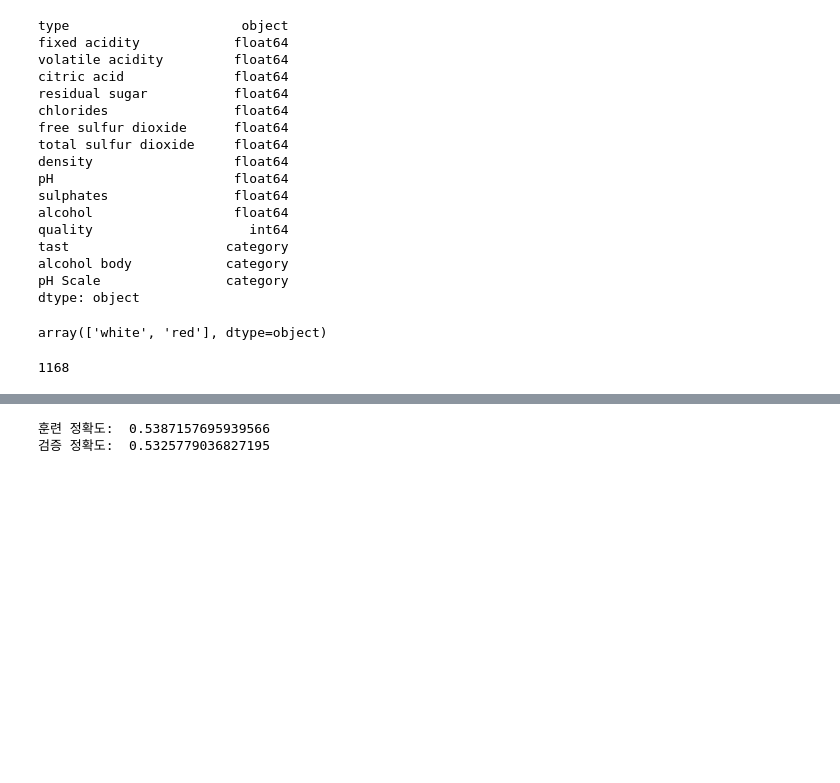
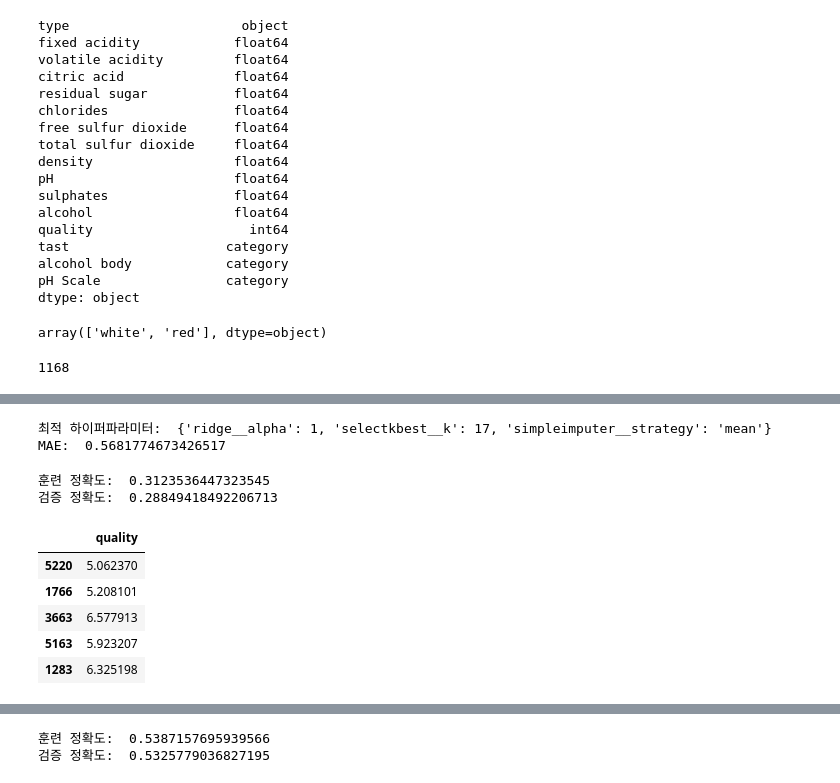
Before and after one commit to bon-u/S2project, a Jupyter notebook: AI07_S2P_구본우.ipynb, the cells around one changed output, grey strips where cells are left out. Cells and saved outputs as stored; diff of their text form; code cells hidden in the pictures; blank space fills up the shorter version.

```diff
--- a/AI07_S2P_구본우.ipynb
+++ b/AI07_S2P_구본우.ipynb
@@ -77,5 +96,6 @@ dt.duplicated().sum()
 dtd=dt.drop_duplicates()
 df=dtd.dropna()
 target='quality'
-data=df.drop([target],axis=1)
+data=df.drop([target,'base'],axis=1)
 tg=df[target]
+y=df['base']
@@ -91,0 +131,21 @@ X_train,X_val,y_train,y_val=train_test_split(data,tg,test_size=0.2, random_state
+# %%
+pipe_ridge = make_pipeline(
+    OneHotEncoder(),
+    SimpleImputer(),
+    SelectKBest(f_regression),
+    Ridge()
+)
+dist_ridge = {
+    'simpleimputer__strategy': ['mean', 'median'],
+    'selectkbest__k': range(1, len(X_train.columns)+1),
+    'ridge__alpha': range(1,20,1)
+}
+clf_ridge = GridSearchCV(
+    pipe_ridge,
+    param_grid=dist_ridge,
+    cv=3,
+    scoring='neg_mean_absolute_error',
+    verbose=1,
+    n_jobs=-1
+)
+clf_ridge.fit(X_train, y_train);
@@ -92 +162,26 @@ X_train,X_val,y_train,y_val=train_test_split(data,tg,test_size=0.2, random_state
+# %%
+print('최적 하이퍼파라미터: ', clf_ridge.best_params_)
+print('MAE: ', -clf_ridge.best_score_)
+# %% [output]
+최적 하이퍼파라미터:  {'ridge__alpha': 1, 'selectkbest__k': 17, 'simpleimputer__strategy': 'mean'}
+MAE:  0.5681774673426517
+# %%
+model_ridge = clf_ridge.best_estimator_
+model_ridge.fit(X_train,y_train)
+print('훈련 정확도: ', model_ridge.score(X_train, y_train))
+print('검증 정확도: ', model_ridge.score(X_val, y_val))
+# %% [output]
+훈련 정확도:  0.3123536447323545
+검증 정확도:  0.28849418492206713
+# %%
+y=pd.DataFrame(y_val)
+y['quality']=model_ridge.predict(X_val)
+y.head()
+# %% [output]
+|  | quality |
+| 5220 | 5.062370 |
+| 1766 | 5.208101 |
+| 3663 | 6.577913 |
+| 5163 | 5.923207 |
+| 1283 | 6.325198 |
 # %%
```
Also changed, not shown: parts of 22 cells of this notebook.
